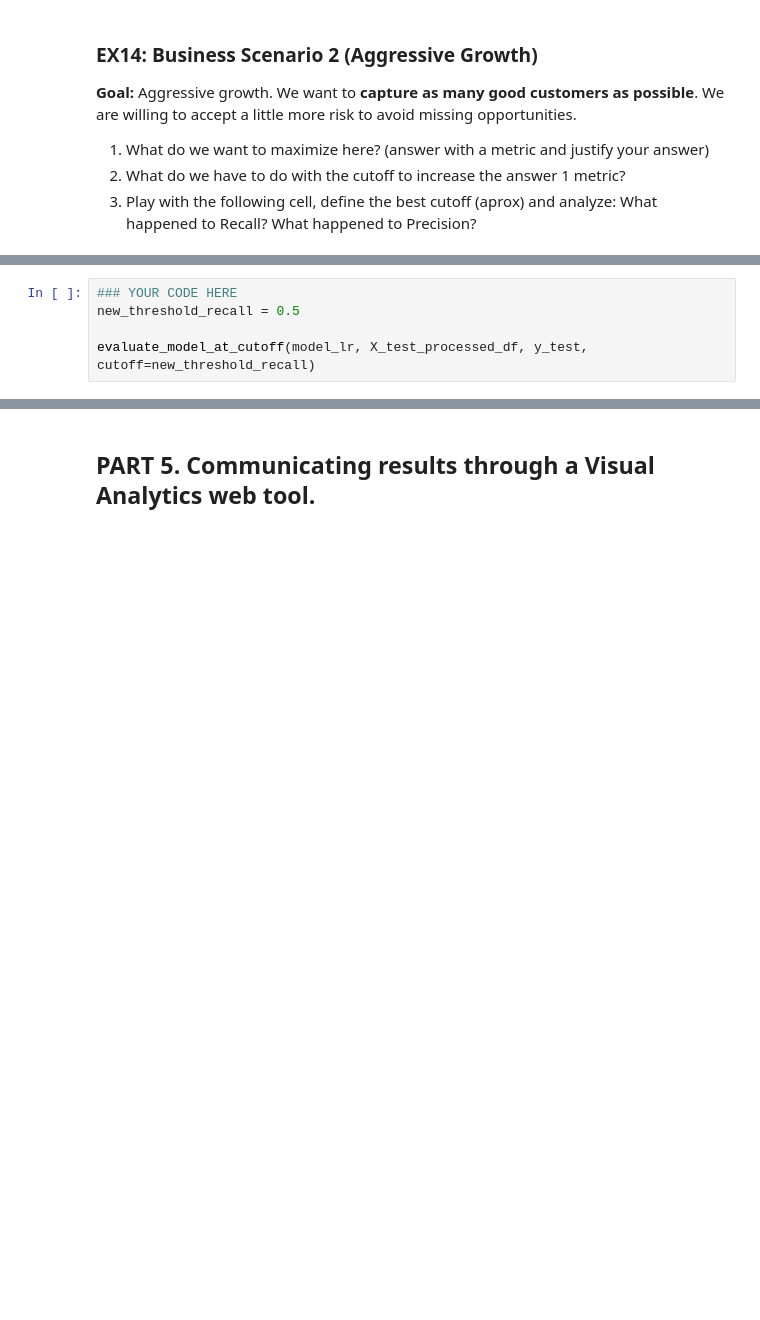
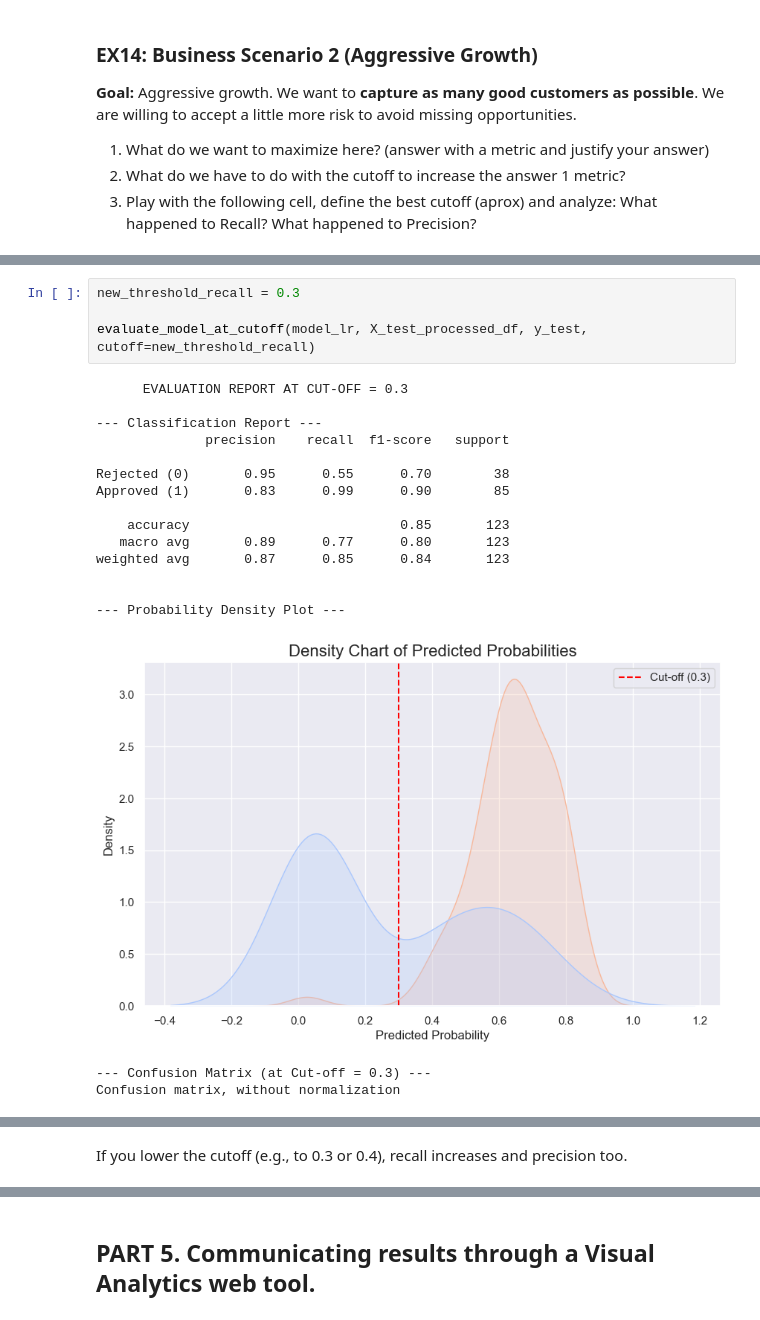
Before and after one commit to cintacarotg/Visual-Analytics-Data-Web-App, a Jupyter notebook: Data/lab5_loan_prediction_student.ipynb, the cells around one changed output, grey strips where cells are left out. Saved outputs shown, nothing was run; the diff lists cells and outputs as text; blank space fills up the shorter version.

```diff
--- a/Data/lab5_loan_prediction_student.ipynb
+++ b/Data/lab5_loan_prediction_student.ipynb
@@ -716,5 +795,22 @@ evaluate_model_at_cutoff(model_lr, X_test_processed_df, y_test, cutoff=new_thres
 # %%
-### YOUR CODE HERE
-new_threshold_recall = 0.5
+new_threshold_recall = 0.3
 
 evaluate_model_at_cutoff(model_lr, X_test_processed_df, y_test, cutoff=new_threshold_recall)
+# %% [output]
+      EVALUATION REPORT AT CUT-OFF = 0.3
+
+--- Classification Report ---
+              precision    recall  f1-score   support
+
+Rejected (0)       0.95      0.55      0.70        38
+Approved (1)       0.83      0.99      0.90        85
+
+    accuracy                           0.85       123
+   macro avg       0.89      0.77      0.80       123
+weighted avg       0.87      0.85      0.84       123
+
+
+--- Probability Density Plot ---
+[figure, added]
+--- Confusion Matrix (at Cut-off = 0.3) ---
+Confusion matrix, without normalization
@@ -721,3 +818,5 @@ evaluate_model_at_cutoff(model_lr, X_test_processed_df, y_test, cutoff=new_thres
+# %% [markdown]
+If you lower the cutoff (e.g., to 0.3 or 0.4), recall increases and precision too.
 # %% [markdown]
 ### EX15: Our current models are relatively straightforward. Briefly describe two or three techniques you would try next to improve the model's performance.
 
```
Also changed, not shown: parts of 18 cells of this notebook.
